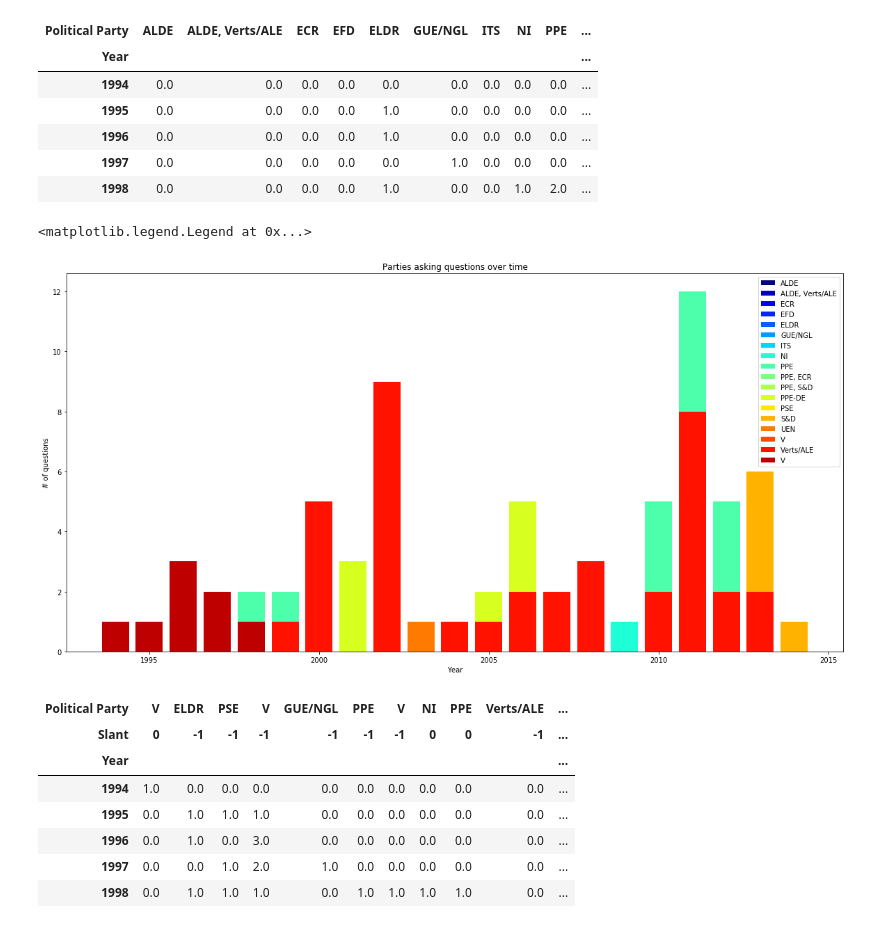
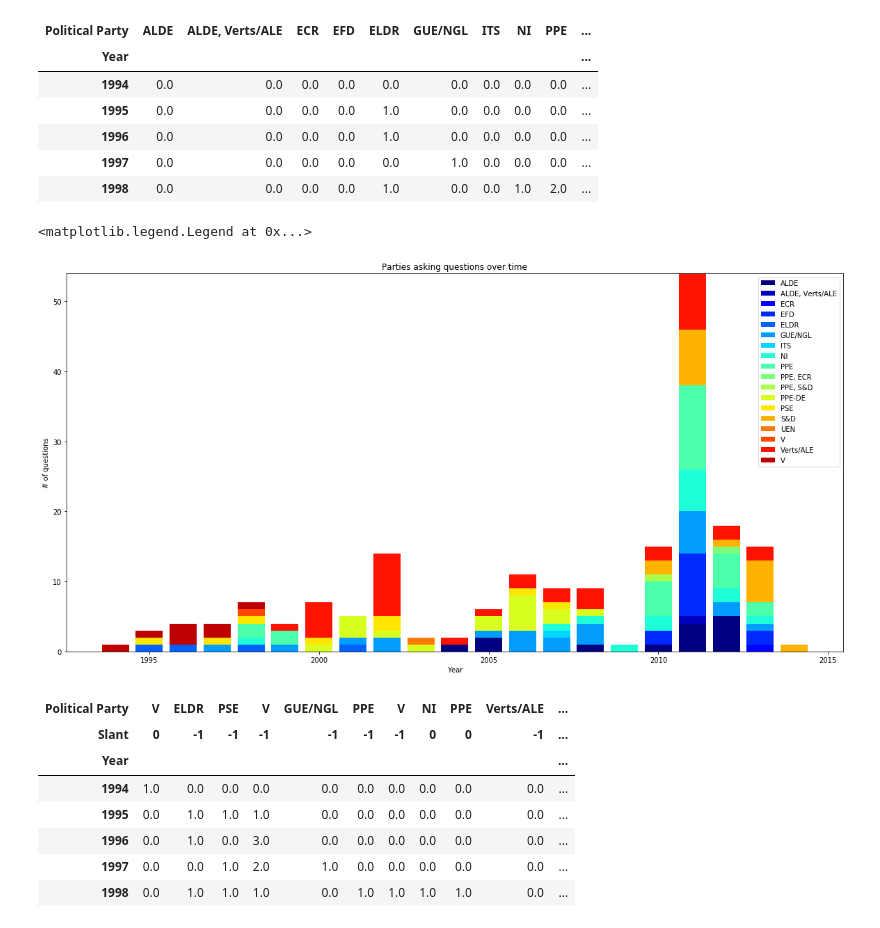
Before and after one commit to redhog/VaidaNuclearPower, a Jupyter notebook: Nuclear power attitudes, Example graphs.ipynb, the cells around one changed output. Drawn from its saved outputs; the diff is of its cells as text; code cells hidden in the pictures.

```diff
--- a/Nuclear power attitudes, Example graphs.ipynb
+++ b/Nuclear power attitudes, Example graphs.ipynb
@@ -95,24 +98,27 @@ party_and_year_counts.head()
 # %%
 parties = list(data["Political Party"])
 
 plt.figure(figsize=(20, 10))
+bottom = np.zeros(len(party_and_year_counts.index))
 for idx, party in enumerate(party_and_year_counts.columns):
 
     shade = idx / len(party_and_year_counts.columns)
     color = plt.get_cmap("jet")(shade)
 
     plt.bar(party_and_year_counts.index,
             party_and_year_counts[party],
+            bottom=bottom,
             color=color,
             label=party)
+    bottom = bottom + party_and_year_counts[party]
 
 plt.ylabel("# of questions")
 plt.xlabel("Year")
 plt.title("Parties asking questions over time")
 plt.legend()
 # %% [output]
 <matplotlib.legend.Legend at 0x...>
-[figure, old version]
+[figure, new version]
 # %%
 slant_and_party_and_year_counts = data.groupby(['Year', 'Slant', 'Political Party'])["Slant"].count().unstack(level=(-1, -2)).fillna(0)
 
```
Also changed, not shown: parts of 4 cells of this notebook.
